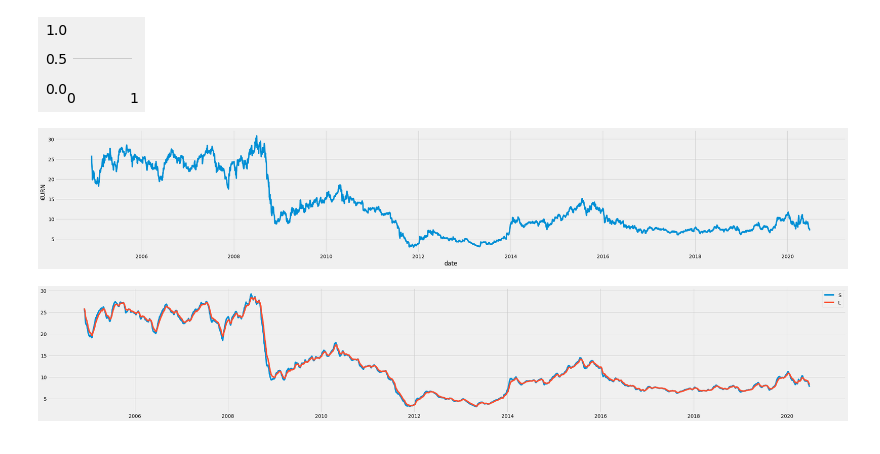
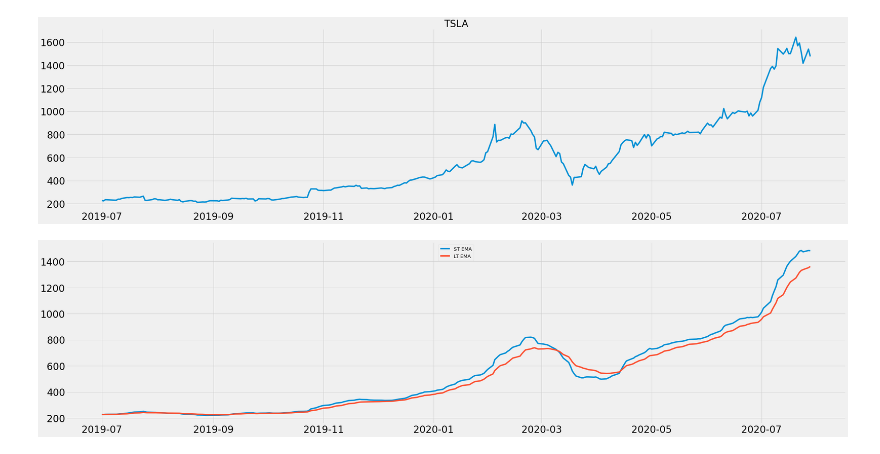
Before and after one commit to iron59zug/YFapi, a Jupyter notebook: plot_MACD.ipynb, the cells around one changed output. Saved outputs shown, nothing was run; the diff lists cells and outputs as text; code cells hidden in the pictures.

Commit message:
data from api, change scatter plot

```diff
--- a/plot_MACD.ipynb
+++ b/plot_MACD.ipynb
@@ -27,0 +3,24 @@ fsy=6
+# %%
+# learn to plot MACD with py
+import numpy as np
+import pandas as pd
+import pandas_datareader as pdr
+import seaborn as sns
+import matplotlib.pyplot as plt
+
+#data
+dsrc='yahoo'
+stox='TSLA'
+sdate='2019-06-30'
+
+#calculation
+STs=12 #short term span
+LTs=26 #long term span
+SLs=9 #signal line span
+
+#layout
+fs=28; #font size
+fsx=36; fsy=9 #figure size, x=width and y=heigth
+plt.rc('xtick',labelsize=fs)
+plt.rc('ytick',labelsize=fs)
+plt.style.use('fivethirtyeight')
@@ -53,4 +64,8 @@ df.head(5)
 # ct = ct.drop(columns=['vol.'])
 #ct = --->df['index'],<--- df['time'], df['€URN']
 # datetime = ct['time'].tolist()
-#ct
+ct = pdr.DataReader(stox, data_source=dsrc,start=sdate)
+ct.rename(columns={'High':'h', 'Low':'l', 'Open':'o', 'Close':'c',
+                   'Volume':'vol', 'Adj Close':'ac'}, inplace=True)
+ct = ct.drop('o', 1)
+ct[-5:]
@@ -57,27 +80,23 @@ df.head(5)
 # %%
-plt.style.use('fivethirtyeight')
-fig, ax = plt.subplots(figsize=(1,1))
+#fig, ax = plt.subplots(figsize=(1,1))
 #ax1 = sns.lineplot(x=ct['index'].tolist(), y=ct['€URN'].tolist())
+plt.figure(figsize=(fsx, fsy))
+plt.plot(ct['ac'])
+plt.title(stox, fontsize=fs) #plt.ylabel($€£); #plt.xlabel('date')
+plt.show()
 # %% [output]
-[figure, old version]
+[figure, new version]
-# %%
-plt.figure(figsize=(fsx, fsy))
-plt.plot(df['eurn'])
-plt.xlabel('date'); plt.ylabel('€URN')
-plt.show()
-# %% [output]
-[figure, removed]
 # %%
-# exponential MA, EMAs
-SEMA = df.eurn.ewm(span=STs, adjust=False).mean()
-LEMA = df.eurn.ewm(span=LTs, adjust=False).mean()
+# Exponential Moving Average, EMAs
+SEMA = ct.ac.ewm(span=STs, adjust=False).mean()
+LEMA = ct.ac.ewm(span=LTs, adjust=False).mean()
 plt.figure(figsize=(fsx, fsy))
-plt.plot(df.index, SEMA, label='S')
-plt.plot(df.index, LEMA, label='L')
-plt.legend(loc='upper right')
+plt.plot(ct.index, SEMA, label='ST EMA')
+plt.plot(ct.index, LEMA, label='LT EMA')
+plt.legend(loc='upper center')
 plt.show()
 # %% [output]
-[figure, old version]
+[figure, new version]
 # %%
 MACD = SEMA - LEMA
 SL = MACD.ewm(span=SLs, adjust=False).mean()
```
Also changed, not shown: parts of 10 cells of this notebook.
